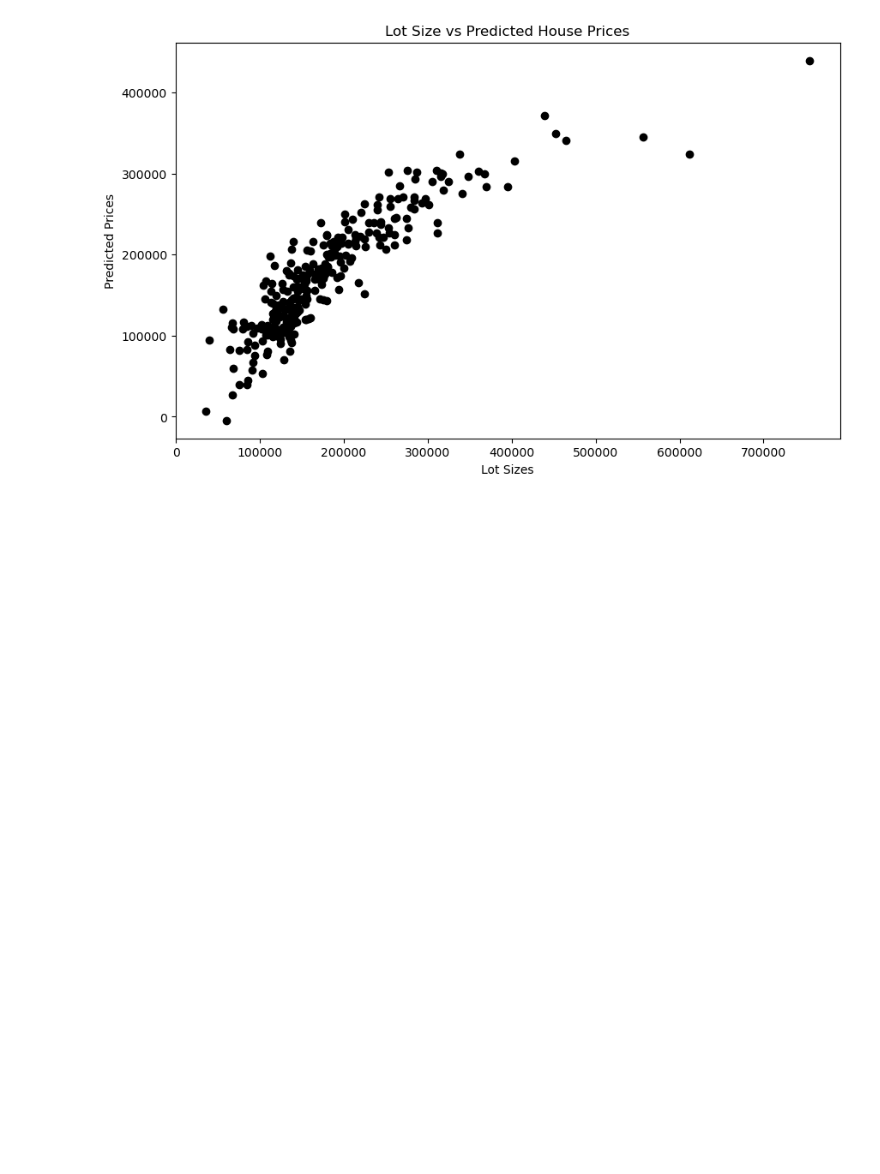
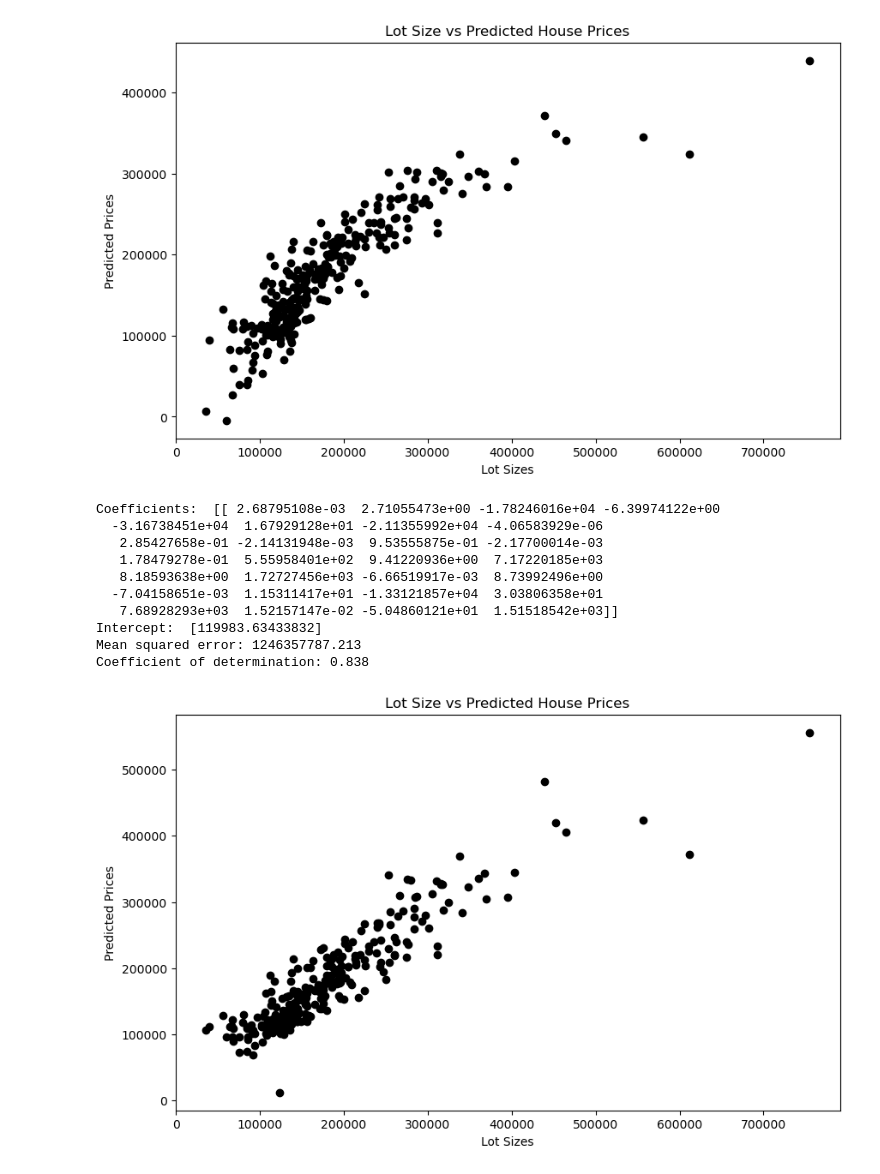
Before and after one commit to bsilver3/DataScience2, a Jupyter notebook: Predict/NumericOutput.ipynb, the cells around one changed output. Drawn from its saved outputs; the diff is of its cells as text; code cells hidden in the pictures; blank space fills up the shorter version.

```diff
--- a/Predict/NumericOutput.ipynb
+++ b/Predict/NumericOutput.ipynb
@@ -252,3 +252,47 @@ Coefficient of determination: 0.767
 # %%
 y = (0.764455110*('LotArea')) + (0.000273129721*('OverallQual')) + (0.408015456*('GrLivArea'))
 + (0.000132914061*('GarageCars')) + (0.327734145*('GarageArea')) + (0.00157417481*('FullBath')) -98021.66094866
+# %%
+x_data = train[['LotArea', 'OverallQual', 'GrLivArea', 'GarageCars', 'GarageArea', 'FullBath']]
+y_data = train[["SalePrice"]]
+
+x_train, x_test, y_train, y_test = train_test_split(x_data, y_data, test_size=0.2, random_state=42)
+
+poly = PolynomialFeatures(degree=2)
+x_train_poly = poly.fit_transform(x_train)
+x_test_poly = poly.transform(x_test)
+
+selected_model = LinearRegression()
+selected_model.fit(x_train_poly, y_train)
+
+y_pred = selected_model.predict(x_test_poly)
+
+mse = mean_squared_error(y_test, y_pred)
+
+# The coefficients
+print("Coefficients: ", selected_model.coef_)
+# The intercept
+print("Intercept: ", selected_model.intercept_)
+# The mean squared error
+print("Mean squared error: %.3f" % mean_squared_error(y_test, y_pred))
+# The coefficient of determination: 1 is perfect prediction
+print("Coefficient of determination: %.3f" % r2_score(y_test, y_pred))
+
+plt.figure(figsize=(10,6))
+plt.scatter(y_test, y_pred, color="black")
+plt.xlabel("Lot Sizes")
+plt.ylabel("Predicted Prices")
+plt.title("Lot Size vs Predicted House Prices")
+plt.show()
+# %% [output]
+Coefficients:  [[ 2.68795108e-03  2.71055473e+00 -1.78246016e+04 -6.39974122e+00
+  -3.16738451e+04  1.67929128e+01 -2.11355992e+04 -4.06583929e-06
+   2.85427658e-01 -2.14131948e-03  9.53555875e-01 -2.17700014e-03
+   1.78479278e-01  5.55958401e+02  9.41220936e+00  7.17220185e+03
+   8.18593638e+00  1.72727456e+03 -6.66519917e-03  8.73992496e+00
+  -7.04158651e-03  1.15311417e+01 -1.33121857e+04  3.03806358e+01
+   7.68928293e+03  1.52157147e-02 -5.04860121e+01  1.51518542e+03]]
+Intercept:  [119983.63433832]
+Mean squared error: 1246357787.213
+Coefficient of determination: 0.838
+[figure, added]
```
